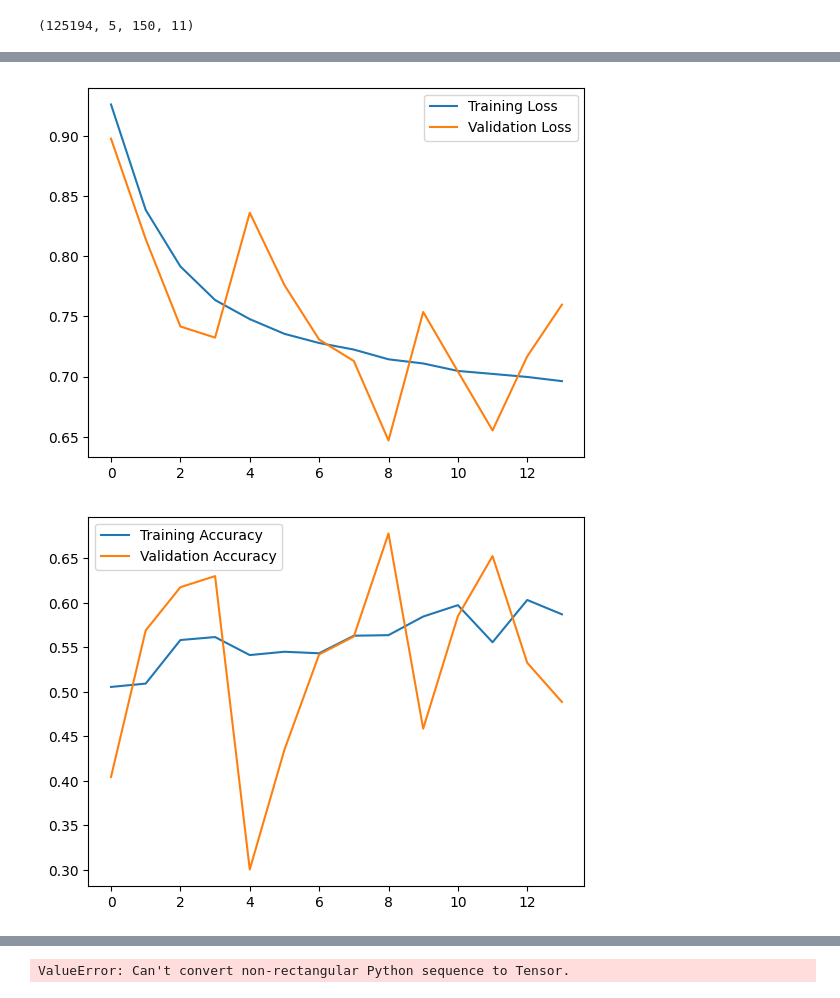
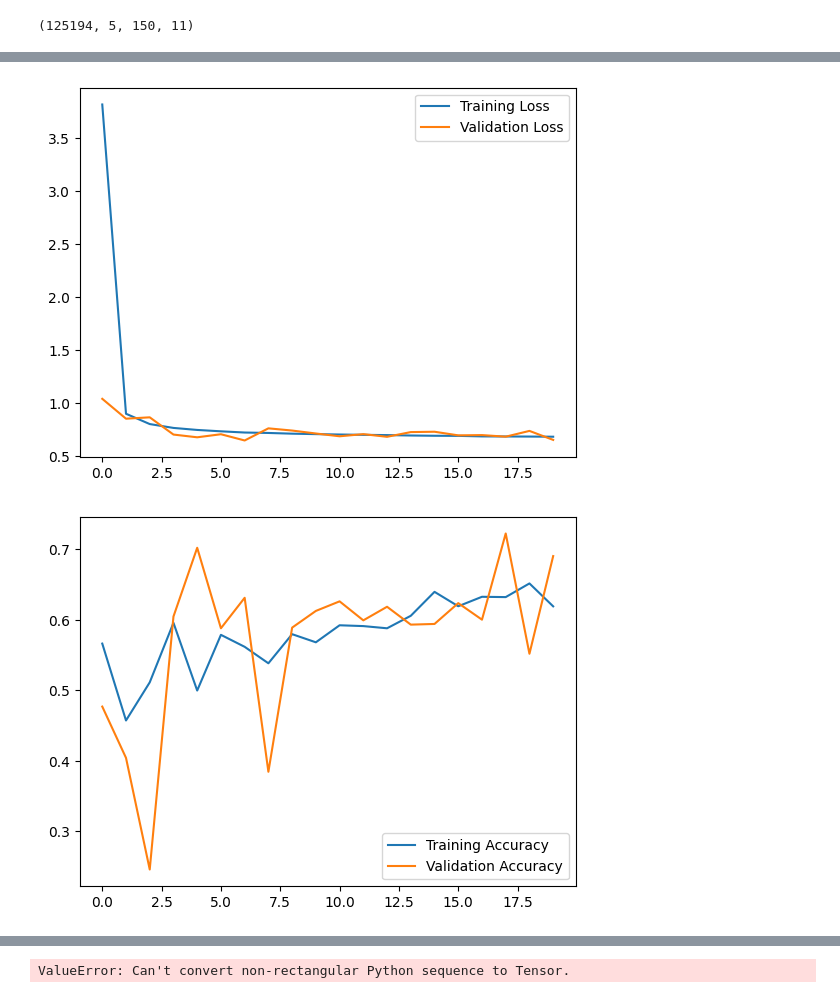
Before and after one commit to james-harvey-git/MPhys_Project, a Jupyter notebook: machine_learning.ipynb, the cells around one changed output, grey strips where cells are left out. Saved outputs shown, nothing was run; the diff lists cells and outputs as text; code cells hidden in the pictures.

Commit message:
Further updates to the attention mechanism. Increased strength of recurrent regularizer

```diff
--- a/machine_learning.ipynb
+++ b/machine_learning.ipynb
@@ -83,10 +70,15 @@ np.savez_compressed(
 )
 # %%
 # Load the .npz file
+save_dir = "/Volumes/USB DRIVE/MPhys Project Data"
 data = np.load(os.path.join(save_dir, "data.npz"))
 features = data["features"]
 labels = data["labels"]
 feature_date_indices = data["feature_date_indices"]
+# %%
+n_profiles = features.shape[1]
+n_altitudes = 150
+n_features = features.shape[3] - 1
 # %%
 features.shape
 # %% [output]
@@ -163,7 +168,7 @@ def build_contextual_cnn_lstm_model(n_profiles, n_altitudes, n_features):
     )(inputs)
 
     # LSTM layer
-    lstm = layers.LSTM(128, return_sequences=True, kernel_regularizer=l2(1e-3), recurrent_regularizer=l2(1e-3))(cnn)
+    lstm = layers.LSTM(128, return_sequences=True, kernel_regularizer=l2(1e-3), recurrent_regularizer=l2(1e-1))(cnn)
 
     # Contextual Attention layer
     attention_layer = ContextualAttention()
@@ -291,10 +302,10 @@ class_weights_dict = {i: intermediate_weights[i] for i in range(len(intermediate
 # Train the model
 history = model.fit(
     [X_train, X_train_indicators], y_train,
-    epochs=30,
+    epochs=20,
     batch_size=64,
     validation_data=([X_val, X_val_indicators], y_val),
-    callbacks=[tf.keras.callbacks.EarlyStopping(monitor='val_loss', patience=5, restore_best_weights=True)],
+    #callbacks=[tf.keras.callbacks.EarlyStopping(monitor='val_loss', patience=5, restore_best_weights=True)],
     class_weight=class_weight_dict
 )
 
@@ -332,2 +343,2 @@ Epoch 14/30
-[figure, old version]
+[figure, new version]
-[figure, old version]
+[figure, new version]
```
Also changed, not shown: parts of 25 cells of this notebook, 1 other file.
